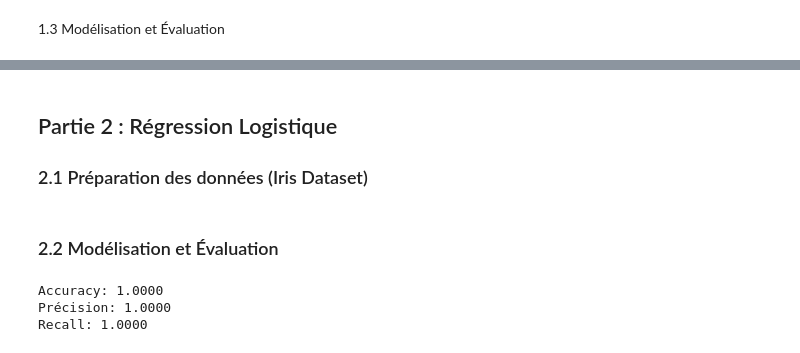
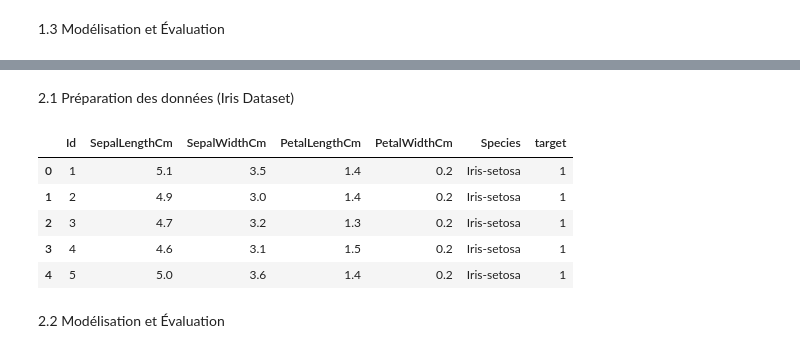
Before and after one commit to Amanetoullah/Amanetoullah_C22643_MiniProjet_ML_2026, a Jupyter notebook: Projet_ML_2026.ipynb, the cells around one changed output, grey strips where cells are left out. Cells and saved outputs as stored; diff of their text form; code cells hidden in the pictures.

```diff
--- a/Projet_ML_2026.ipynb
+++ b/Projet_ML_2026.ipynb
@@ -99,3 +215,2 @@ coefficients.sort_values(by='Coefficient', ascending=False)
 # %% [markdown]
-## Partie 2 : Régression Logistique
-### 2.1 Préparation des données (Iris Dataset)
+2.1 Préparation des données (Iris Dataset)
@@ -127,15 +217,32 @@ X_train_log, X_test_log, y_train_log, y_test_log = train_test_split(X_scaled, y_
+# %%
+# Chargement du fichier local
+df_iris = pd.read_csv('iris.csv')
+
+# --- PRÉPARATION MANUELLE ---
+# On crée une cible binaire : 1 pour Iris-setosa, 0 pour les autres
+df_iris['target'] = df_iris['Species'].apply(lambda x: 1 if x == 'Iris-setosa' else 0)
+
+# On sélectionne les colonnes numériques (en ignorant l'Id et la colonne Species)
+
+X_iris = df_iris[['SepalLengthCm', 'SepalWidthCm', 'PetalLengthCm', 'PetalWidthCm']].values
+y_iris = df_iris['target'].values
+
+# Split (80% train, 20% test)
+X_train_l, X_test_l, y_train_l, y_test_l = train_test_split(X_iris, y_iris, test_size=0.2, random_state=42)
+
+# Normalisation manuelle (Z-score)
+mu_l = np.mean(X_train_l, axis=0)
+si_l = np.std(X_train_l, axis=0)
+X_train_l_scaled = (X_train_l - mu_l) / si_l
+X_test_l_scaled = (X_test_l - mu_l) / si_l
+# %%
+df_iris.head()
+# %% [output]
+|  | Id | SepalLengthCm | SepalWidthCm | PetalLengthCm | PetalWidthCm | Species | target |
+| 0 | 1 | 5.1 | 3.5 | 1.4 | 0.2 | Iris-setosa | 1 |
+| 1 | 2 | 4.9 | 3.0 | 1.4 | 0.2 | Iris-setosa | 1 |
+| 2 | 3 | 4.7 | 3.2 | 1.3 | 0.2 | Iris-setosa | 1 |
+| 3 | 4 | 4.6 | 3.1 | 1.5 | 0.2 | Iris-setosa | 1 |
+| 4 | 5 | 5.0 | 3.6 | 1.4 | 0.2 | Iris-setosa | 1 |
 # %% [markdown]
-### 2.2 Modélisation et Évaluation
+2.2 Modélisation et Évaluation
-# %%
-model_log = LogisticRegression()
-model_log.fit(X_train_log, y_train_log)
-
-y_pred_log = model_log.predict(X_test_log)
-
-print(f"Accuracy: {accuracy_score(y_test_log, y_pred_log):.4f}")
-print(f"Précision: {precision_score(y_test_log, y_pred_log):.4f}")
-print(f"Recall: {recall_score(y_test_log, y_pred_log):.4f}")
-# %% [output]
-Accuracy: 1.0000
-Précision: 1.0000
-Recall: 1.0000
```
Also changed, not shown: parts of 29 cells of this notebook.
